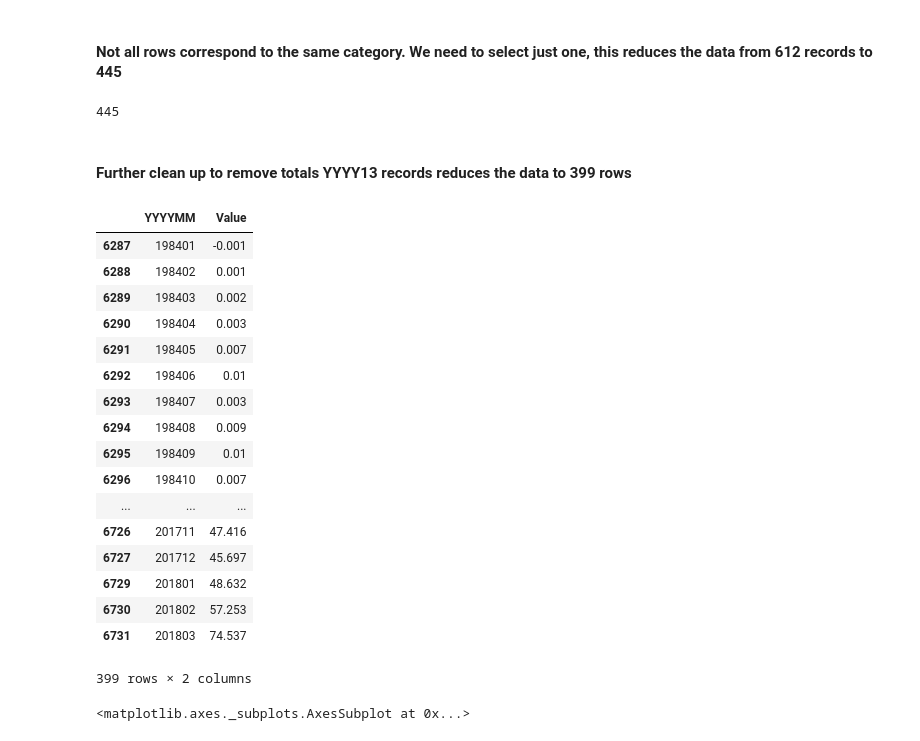
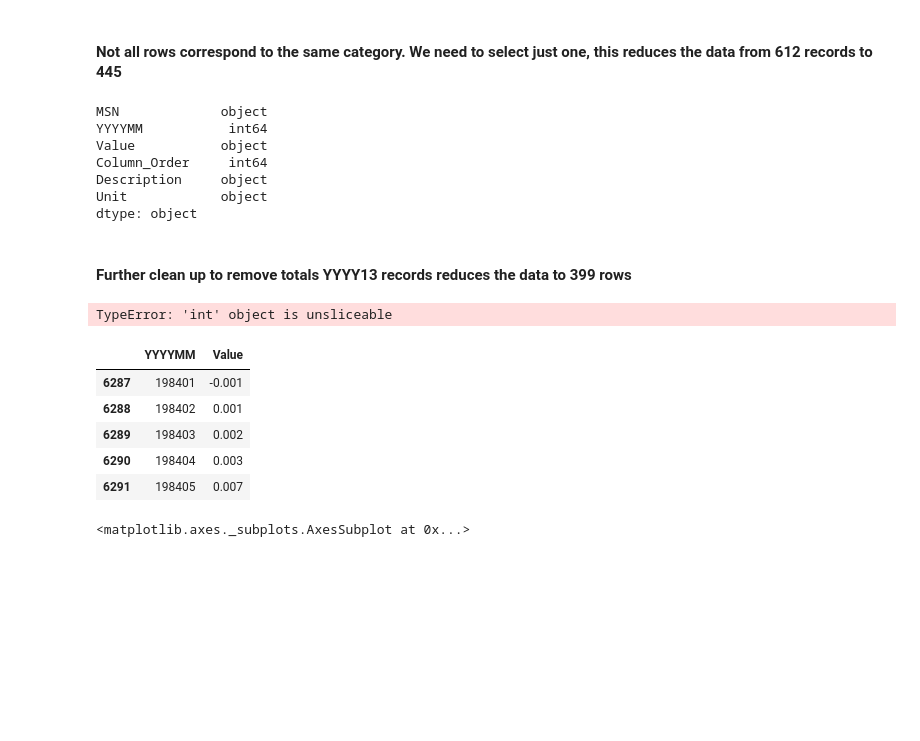
Before and after one commit to gvo34/energy-solar, a Jupyter notebook: static/notebooks/energy_data_explore.ipynb, the cells around one changed output. Saved outputs shown, nothing was run; the diff lists cells and outputs as text; code cells hidden in the pictures; blank space fills up the shorter version.

```diff
--- a/static/notebooks/energy_data_explore.ipynb
+++ b/static/notebooks/energy_data_explore.ipynb
@@ -76,42 +76,42 @@ len(values)
 # %% [markdown]
 #### Not all rows correspond to the same category. We need to select just one, this reduces the data from 612 records to 445
 # %%
-v = eiadf.loc[eiadf['Description']=="Solar Energy Consumption"]
-v = v.loc[v['Value'] != "Not Available"]
-len(v)
+# v = eiadf.loc[eiadf['Description']=="Solar Energy Consumption"]
+# v = v.loc[v['Value'] != "Not Available"]
+# len(v)
+v = eiadf.loc[(eiadf['Description'] == "Solar Energy Consumption") &
+              (eiadf['Value'] != "Not Available")]
+v.dtypes
 # %% [output]
-445
+MSN             object
+YYYYMM           int64
+Value           object
+Column_Order     int64
+Description     object
+Unit            object
+dtype: object
 # %% [markdown]
 #### Further clean up to remove totals YYYY13 records reduces the data to 399 rows
 # %%
 #remove the data for month 13 (total year consumption)
 # make a copy to a string type
-v["dates"] = v['YYYYMM'].astype(str)
+#v["dates"] = v['YYYYMM'].astype(str)
+v["dates"] = pd.to_datetime(v["YYYYMM"], format="%Y%m")
 #remove rows tha contain 13 in the string
-v = v.loc[~v['dates'].str.contains('13')]
+# v = v.loc[~v['dates'].str.contains('13')]
+# %% [output]
+TypeError: 'int' object is unsliceable
 # %%
 v = v.drop(columns=['MSN','Column_Order',"Description","Unit","dates"])
 v.to_csv("../data/monthdata.csv", index=False)
-v
+v.head()
 # %% [output]
 |  | YYYYMM | Value |
 | 6287 | 198401 | -0.001 |
 | 6288 | 198402 | 0.001 |
 | 6289 | 198403 | 0.002 |
 | 6290 | 198404 | 0.003 |
 | 6291 | 198405 | 0.007 |
-| 6292 | 198406 | 0.01 |
-| 6293 | 198407 | 0.003 |
-| 6294 | 198408 | 0.009 |
-| 6295 | 198409 | 0.01 |
-| 6296 | 198410 | 0.007 |
-| ... | ... | ... |
-| 6726 | 201711 | 47.416 |
-| 6727 | 201712 | 45.697 |
-| 6729 | 201801 | 48.632 |
-| 6730 | 201802 | 57.253 |
-| 6731 | 201803 | 74.537 |
-399 rows × 2 columns
 # %%
 v.plot()
 # %% [output]
```
Also changed, not shown: parts of 1 cell of this notebook, 5 other files.
